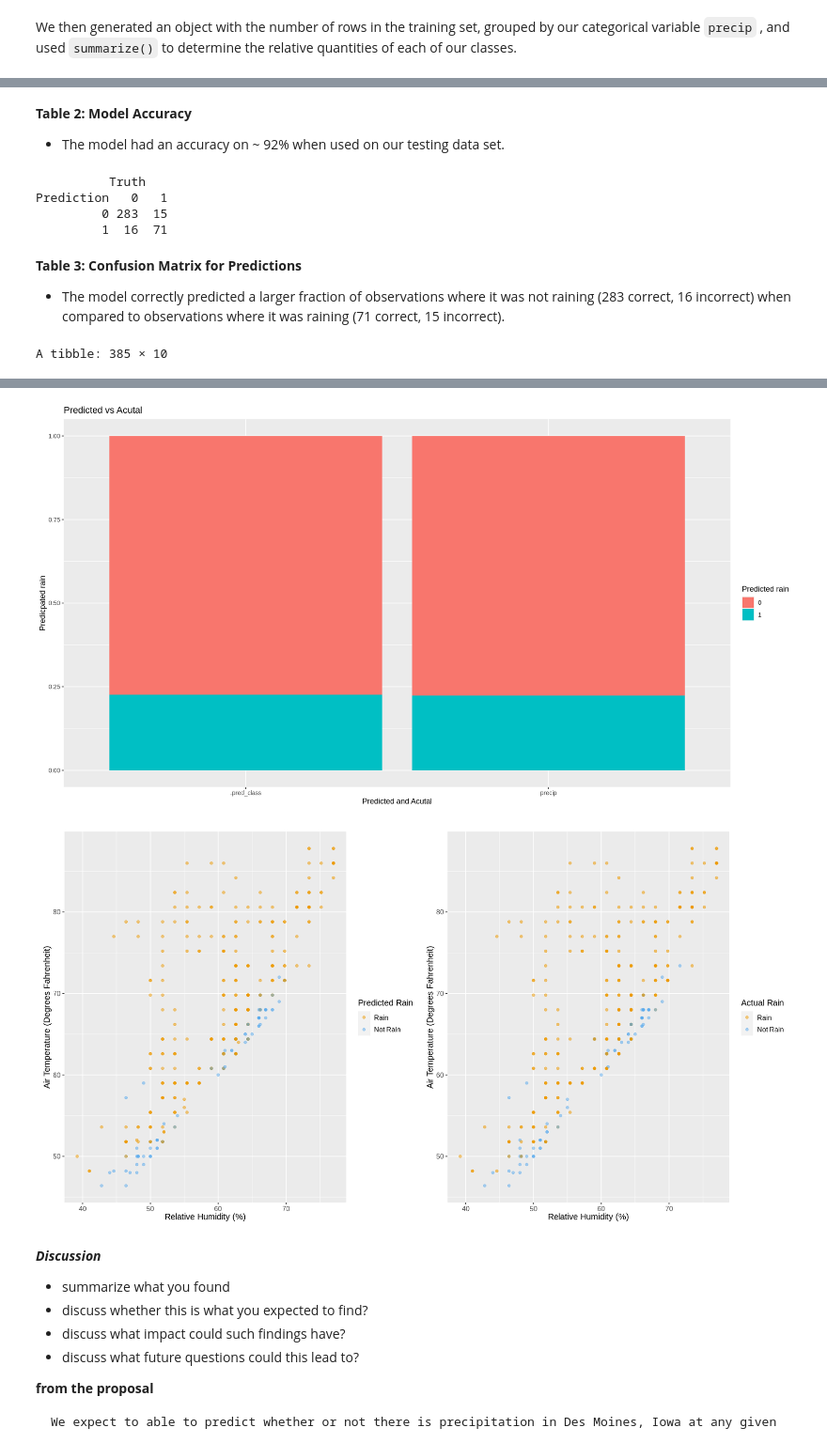
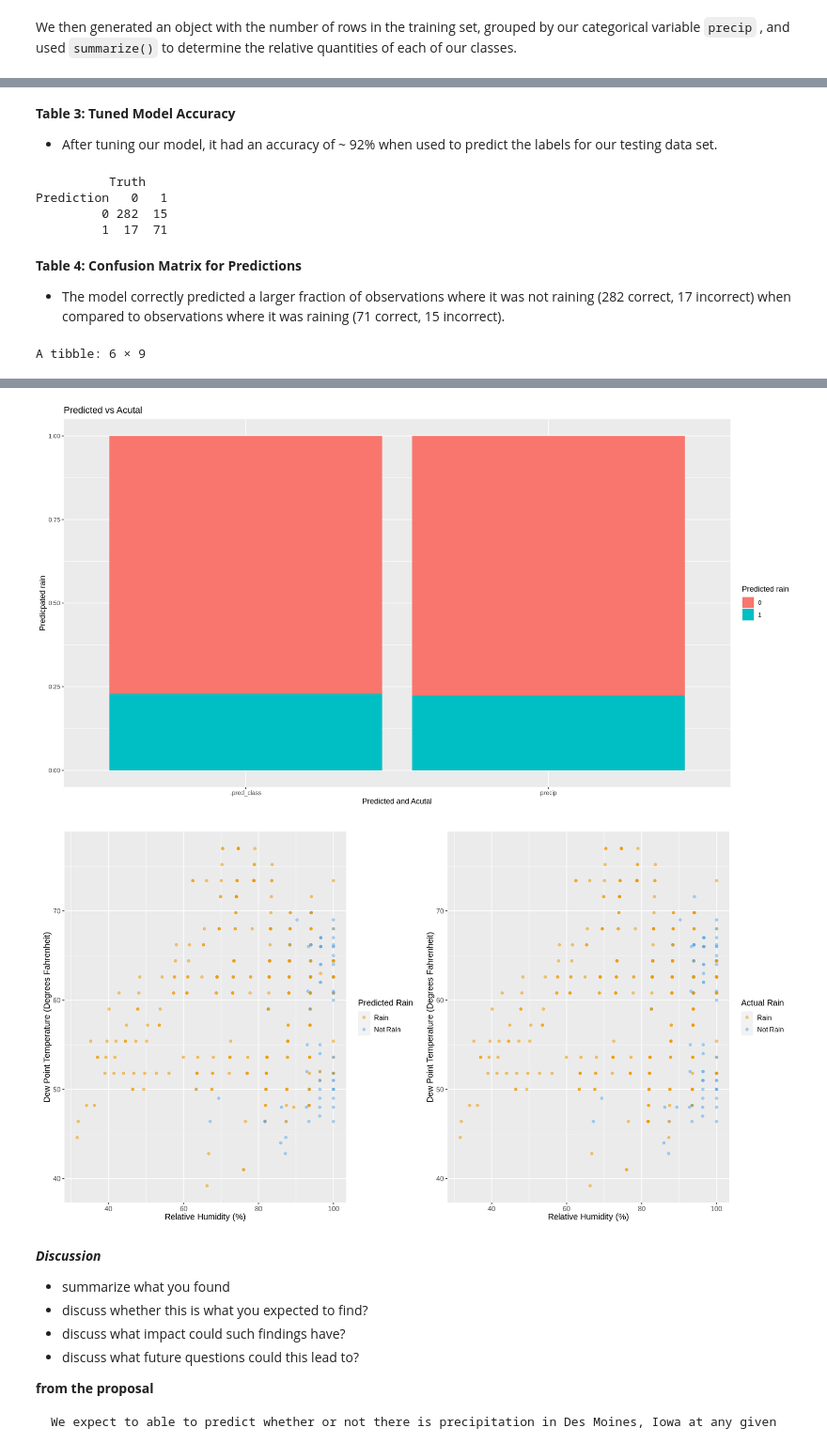
Before and after one commit to joobjoobsi/DSCI-group-44-project, a Jupyter notebook: GroupProject.ipynb, the cells around one changed output, grey strips where cells are left out. Shown: that part at 94% size. Cells and saved outputs as stored; diff of their text form; code cells hidden in the pictures.

```diff
--- a/GroupProject.ipynb
+++ b/GroupProject.ipynb
@@ -64,10 +51,7 @@ metar_data['p01i'][metar_data['p01i'] > 0 ] <- 1
 
 metar_wrangled <- metar_data |>
     mutate(precip = as_factor(p01i)) |>
-    select(b-station, -valid, -metar, -snowdepth, -wxcodes,
-           -mslp, -peak_wind_gust, -peak_wind_drct, -peak_wind_gust,
-           -skyc1, -skyc2, -skyc3, -skyc4, -peak_wind_time, -ice_accretion_1hr,
-           -ice_accretion_3hr, -ice_accretion_6hr, -p01i, - skyl4, -skyl1, -skyl2, -skyl3, -gust) |>
+    select(tmpf, dwpf, relh, drct, sknt, alti, vsby, feel, precip)|>
         filter(!is.na(precip), !is.na(tmpf), !is.na(dwpf), !is.na(relh),
                !is.na(drct), !is.na(sknt), !is.na(alti), !is.na(vsby), !is.na(feel))
 
@@ -94,0 +71,6 @@ A tibble: 6 × 9
+# %%
+set.seed(420)
+#splitting data into test and training sets
+metar_split <- initial_split(metar_wrangled, prop = 0.75, strata = precip)
+metar_training_pre <- training(metar_split)
+metar_testing_pre <- testing(metar_split)
@@ -109,6 +177,11 @@ After wrangling our data, we split our original data frame so that 75% of observ
 # %%
 set.seed(420)
-#splitting data into test and training sets
-metar_split <- initial_split(metar_wrangled, prop = 0.75, strata = precip)
-metar_training <- training(metar_split)
-metar_testing <- testing(metar_split)
+#generating new data frames with optimal combination of predictor variables
+metar_training <- metar_training_pre |>
+    select(-tmpf)
+
+metar_testing <- metar_testing_pre |>
+    select(-tmpf)
+
+head(metar_training)
+head(metar_testing)
@@ -177,7 +251,7 @@ ggpairs(metar_training)
 # %%
 set.seed(420)
 #generating recipe
-metar_recipe <- recipe(precip ~ tmpf + dwpf + relh + drct + alti + vsby, data = metar_training) |>
+metar_recipe <- recipe(precip ~ dwpf + relh + drct + alti + vsby + feel + sknt, data = metar_training) |>
     step_scale(all_predictors()) |>
     step_center(all_predictors())
 
@@ -251,16 +325,16 @@ A tibble: 1 × 2
 # %% [markdown]
-**Table 2: Model Accuracy**
-- The model had an accuracy on ~ 92% when used on our testing data set.
+**Table 3: Tuned Model Accuracy**
+- After tuning our model, it had an accuracy of ~ 92% when used to predict the labels for our testing data set.
 # %%
 metar_cm
 # %% [output]
           Truth
 Prediction   0   1
-         0 283  15
-         1  16  71
+         0 282  15
+         1  17  71
 # %% [markdown]
-**Table 3: Confusion Matrix for Predictions**
-- The model correctly predicted a larger fraction of observations where it was not raining (283 correct, 16 incorrect) when compared to observations where it was raining (71 correct, 15 incorrect).
+**Table 4: Confusion Matrix for Predictions**
+- The model correctly predicted a larger fraction of observations where it was not raining (282 correct, 17 incorrect) when compared to observations where it was raining (71 correct, 15 incorrect).
 # %%
 #visualization of results
 library(ggplot2)
@@ -312,20 +386,20 @@ ggplot(aes(x = values, fill = value )) +
    ggtitle("Predicted vs Acutal")
 
 predictions_bar_plot
-metar_predictions
+head(metar_predictions)
 
 predictions_scatter_plot_1 <- metar_predictions |>
-  ggplot(aes(x = dwpf, y = tmpf, color = .pred_class)) +
+  ggplot(aes(x = relh, y = dwpf, color = .pred_class)) +
   geom_point(alpha = 0.5) +
-  labs(y = "Air Temperature (Degrees Fahrenheit)", x = "Relative Humidity (%)", color = "Predicted Rain") +
+  labs(y = "Dew Point Temperature (Degrees Fahrenheit)", x = "Relative Humidity (%)", color = "Predicted Rain") +
   scale_color_manual(labels = c("Rain", "Not Rain"),
                      values = c("orange2", "steelblue2")) +
   theme(text = element_text(size = 12))
 
 predictions_scatter_plot_2 <- metar_predictions |>
-  ggplot(aes(x = dwpf, y = tmpf, color = precip)) +
+  ggplot(aes(x = relh, y = dwpf, color = precip)) +
   geom_point(alpha = 0.5) +
-  labs(y = "Air Temperature (Degrees Fahrenheit)", x = "Relative Humidity (%)", color = "Actual Rain") +
+  labs(y = "Dew Point Temperature (Degrees Fahrenheit)", x = "Relative Humidity (%)", color = "Actual Rain") +
   scale_color_manual(labels = c("Rain", "Not Rain"),
                      values = c("orange2", "steelblue2")) +
   theme(text = element_text(size = 12))
@@ -334,4 +408,4 @@ scatter_plot <- predictions_scatter_plot_1 + predictions_scatter_plot_2
 
 scatter_plot
 # %% [output]
-A tibble: 385 × 10
+A tibble: 6 × 9
@@ -356,5 +420,5 @@ A tibble: 385 × 10
 [figure]
-[figure, old version]
+[figure, new version]
 # %% [markdown]
 ***Discussion***
 - summarize what you found
```
Also changed, not shown: parts of 25 cells of this notebook.
